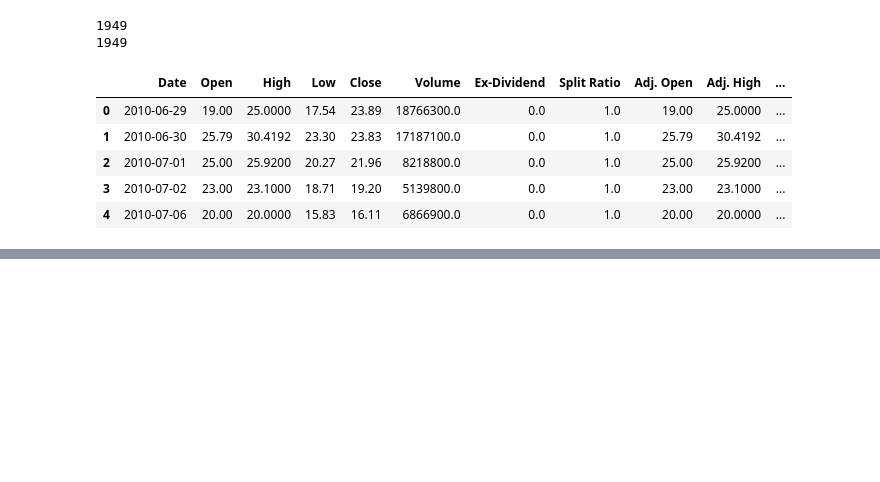
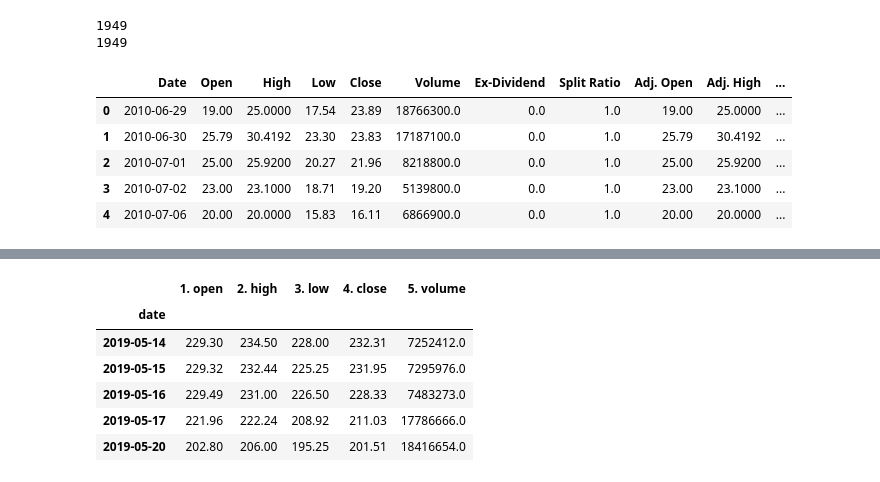
Before and after one commit to lambda-stockly/build-stockly-DS, a Jupyter notebook: Test_Stocker.ipynb, the cells around one changed output, grey strips where cells are left out. Cells and saved outputs as stored; diff of their text form; code cells hidden in the pictures; blank space fills up the shorter version.

```diff
--- a/Test_Stocker.ipynb
+++ b/Test_Stocker.ipynb
@@ -343,0 +407,13 @@ def auto_make_a_df(self, start_date=self.min_date, end_date=self.max_date,df=Non
+# %%
+test = 'TSLA'
+
+data,meta_data = ts.get_daily(test,outputsize='full')
+data.tail()
+# %% [output]
+|  | 1. open | 2. high | 3. low | 4. close | 5. volume |
+| date |  |  |  |  |  |
+| 2019-05-14 | 229.30 | 234.50 | 228.00 | 232.31 | 7252412.0 |
+| 2019-05-15 | 229.32 | 232.44 | 225.25 | 231.95 | 7295976.0 |
+| 2019-05-16 | 229.49 | 231.00 | 226.50 | 228.33 | 7483273.0 |
+| 2019-05-17 | 221.96 | 222.24 | 208.92 | 211.03 | 17786666.0 |
+| 2019-05-20 | 202.80 | 206.00 | 195.25 | 201.51 | 18416654.0 |
```
Also changed, not shown: parts of 8 cells of this notebook, 1 other file.
